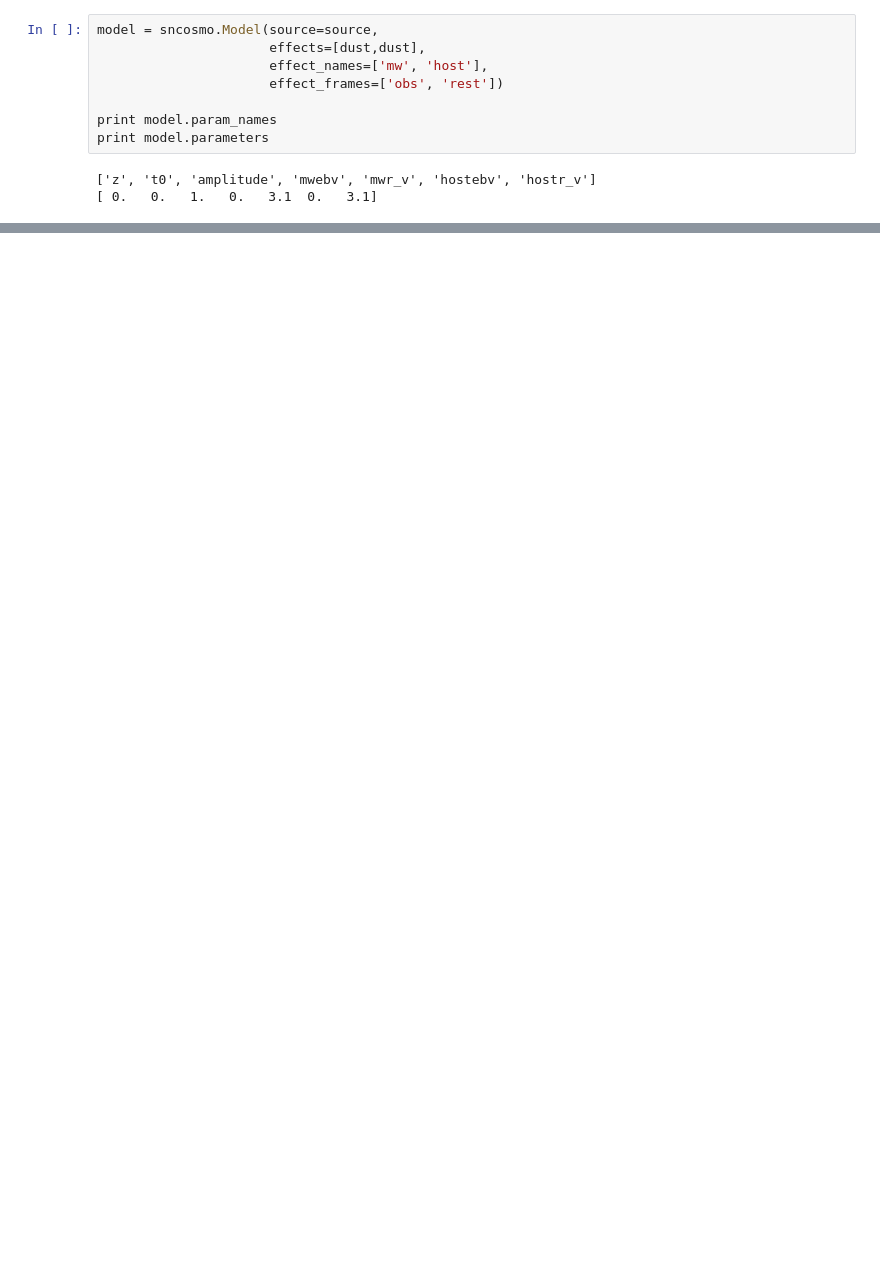
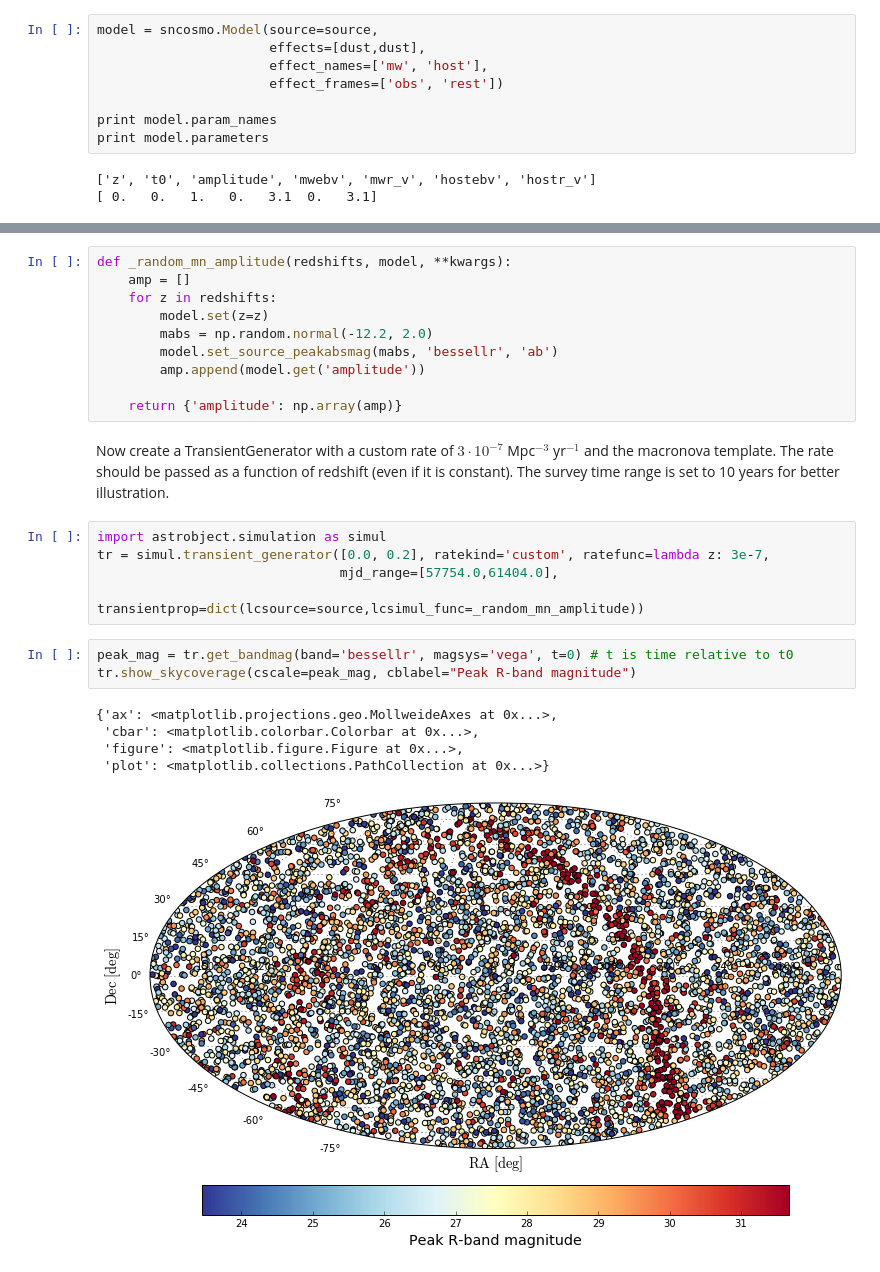
Before and after one commit to MickaelRigault/astrobject, a Jupyter notebook: notebooks/macronova_model.ipynb, the cells around one changed output, grey strips where cells are left out. Cells and saved outputs as stored; diff of their text form; blank space fills up the shorter version.

```diff
--- a/notebooks/macronova_model.ipynb
+++ b/notebooks/macronova_model.ipynb
@@ -80,0 +89,26 @@ print model.parameters
+# %%
+def _random_mn_amplitude(redshifts, model, **kwargs):
+    amp = []
+    for z in redshifts:
+        model.set(z=z)
+        mabs = np.random.normal(-12.2, 2.0)
+        model.set_source_peakabsmag(mabs, 'bessellr', 'ab')
+        amp.append(model.get('amplitude'))
+
+    return {'amplitude': np.array(amp)}
+# %% [markdown]
+Now create a TransientGenerator with a custom rate of $3\cdot10^{-7}$ Mpc$^{-3}$ yr$^{-1}$ and the macronova template. The rate should be passed as a function of redshift (even if it is constant). The survey time range is set to 10 years for better illustration.
+# %%
+import astrobject.simulation as simul
+tr = simul.transient_generator([0.0, 0.2], ratekind='custom', ratefunc=lambda z: 3e-7,
+                               mjd_range=[57754.0,61404.0],
+                               transientprop=dict(lcsource=source,lcsimul_func=_random_mn_amplitude))
+# %%
+peak_mag = tr.get_bandmag(band='bessellr', magsys='vega', t=0) # t is time relative to t0
+tr.show_skycoverage(cscale=peak_mag, cblabel="Peak R-band magnitude")
+# %% [output]
+{'ax': <matplotlib.projections.geo.MollweideAxes at 0x...>,
+ 'cbar': <matplotlib.colorbar.Colorbar at 0x...>,
+ 'figure': <matplotlib.figure.Figure at 0x...>,
+ 'plot': <matplotlib.collections.PathCollection at 0x...>}
+[figure, added]
```
Also changed, not shown: parts of 3 cells of this notebook, 3 other files.
